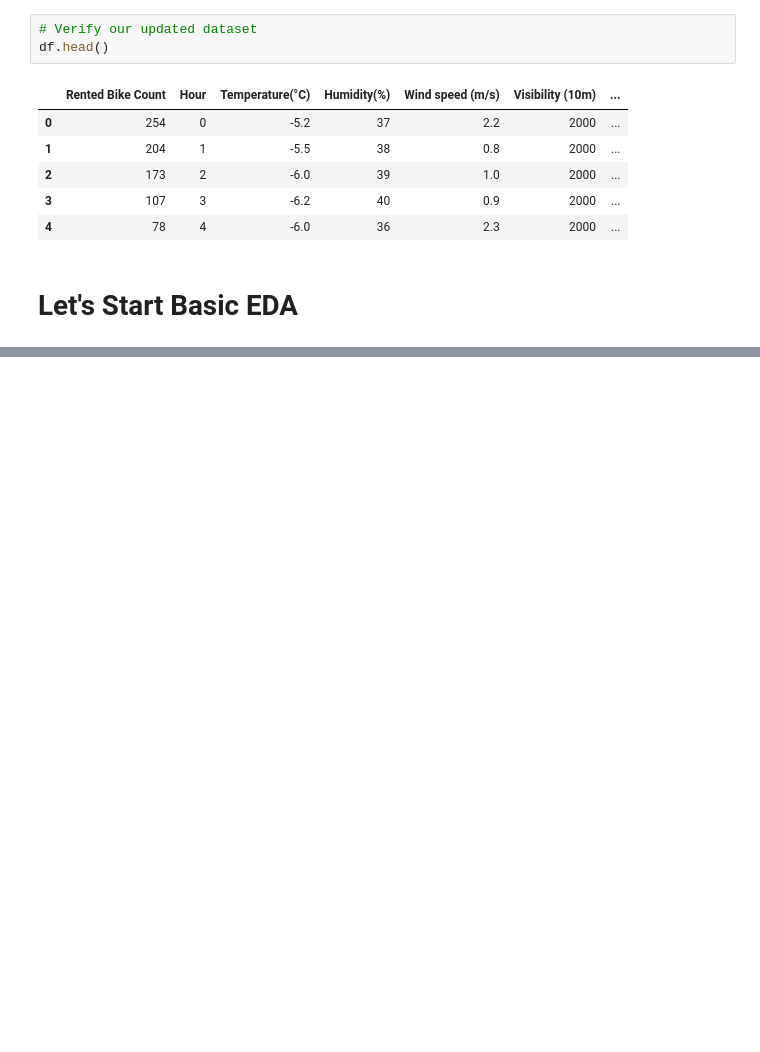
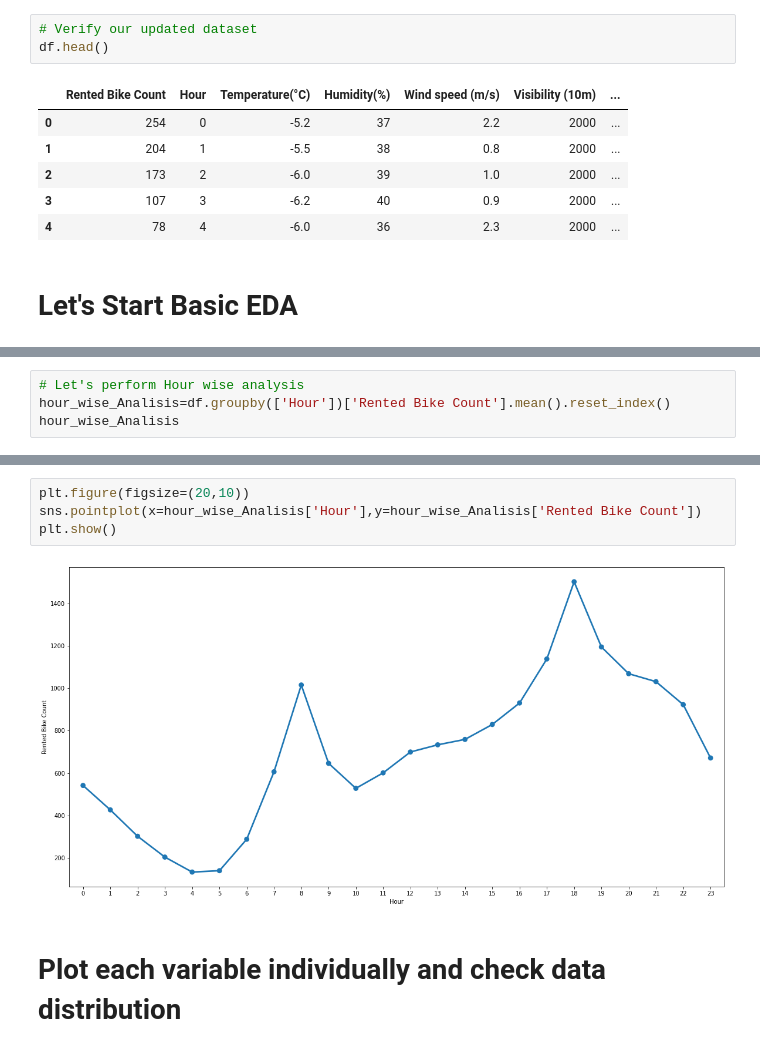
Before and after one commit to solankinitin1210/Capstone-Project-Bike-Sharing-Demand-Prediction, a Jupyter notebook: Bike_Sharing_Demand_Prediction_Capstone_Project.ipynb, the cells around one changed output, grey strips where cells are left out. Cells and saved outputs as stored; diff of their text form; blank space fills up the shorter version.

```diff
--- a/Bike_Sharing_Demand_Prediction_Capstone_Project.ipynb
+++ b/Bike_Sharing_Demand_Prediction_Capstone_Project.ipynb
@@ -189,0 +236,4 @@ df.groupby('Seasons')['Rented Bike Count'].sum().reset_index().sort_values(by='R
+# %%
+# Let's perform Hour wise analysis
+hour_wise_Analisis=df.groupby(['Hour'])['Rented Bike Count'].mean().reset_index()
+hour_wise_Analisis
@@ -189,0 +258,8 @@ df.groupby('Seasons')['Rented Bike Count'].sum().reset_index().sort_values(by='R
+# %%
+plt.figure(figsize=(20,10))
+sns.pointplot(x=hour_wise_Analisis['Hour'],y=hour_wise_Analisis['Rented Bike Count'])
+plt.show()
+# %% [output]
+[figure, added]
+# %% [markdown]
+# Plot each variable individually and check data distribution
```
Also changed, not shown: parts of 20 cells of this notebook.
